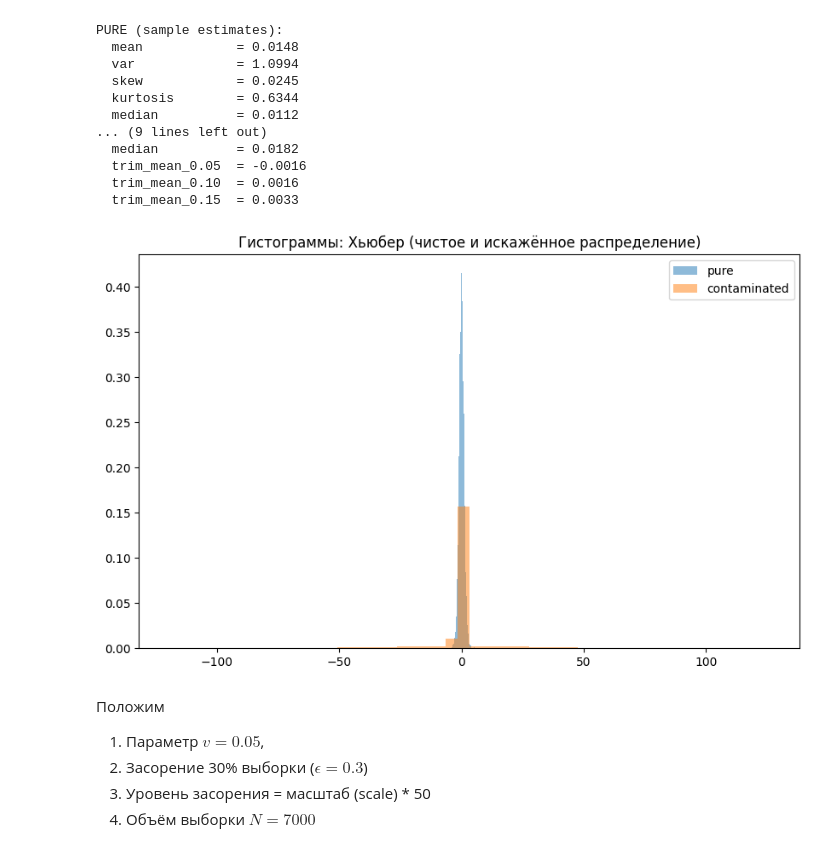
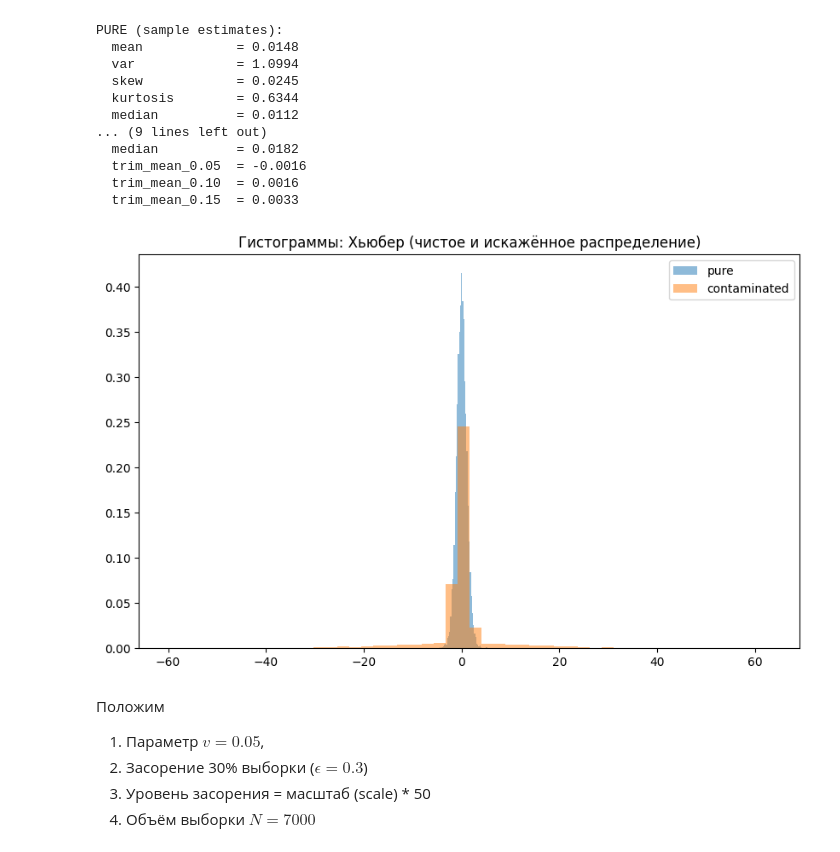
Before and after one commit to Sp1r14ual/sppminpo-labs, a Jupyter notebook: part2/main.ipynb, the cells around one changed output. Saved outputs shown, nothing was run; the diff lists cells and outputs as text; code cells hidden in the pictures.

```diff
--- a/part2/main.ipynb
+++ b/part2/main.ipynb
@@ -336,9 +336,9 @@ PURE (sample estimates):
   trim_mean_0.10  = 0.0016
   trim_mean_0.15  = 0.0033
 # %%
-visualize(datasets)
+visualize(datasets2)
 # %% [output]
-[figure, old version]
+[figure, new version]
 # %% [markdown]
 Положим
 1. Параметр $v = 0.05$,
```
Also changed, not shown: parts of 2 cells of this notebook.
